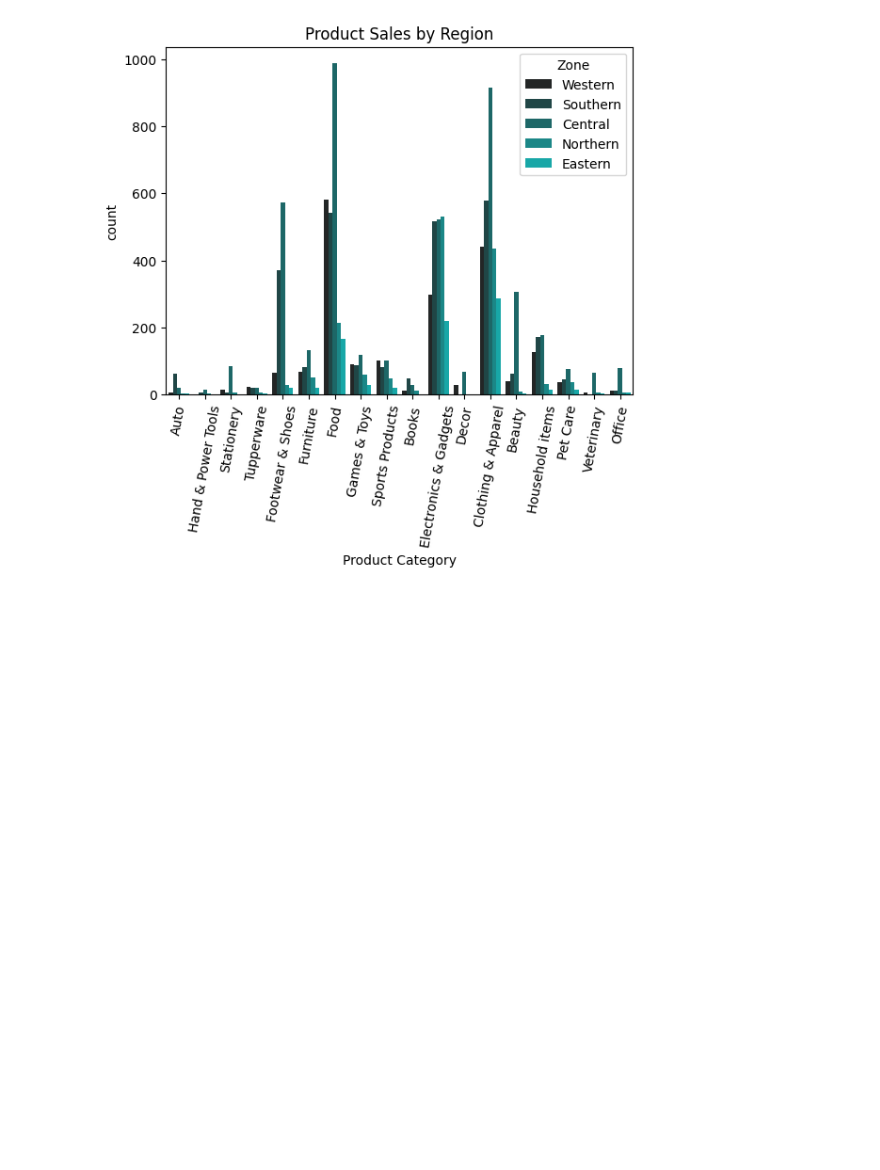
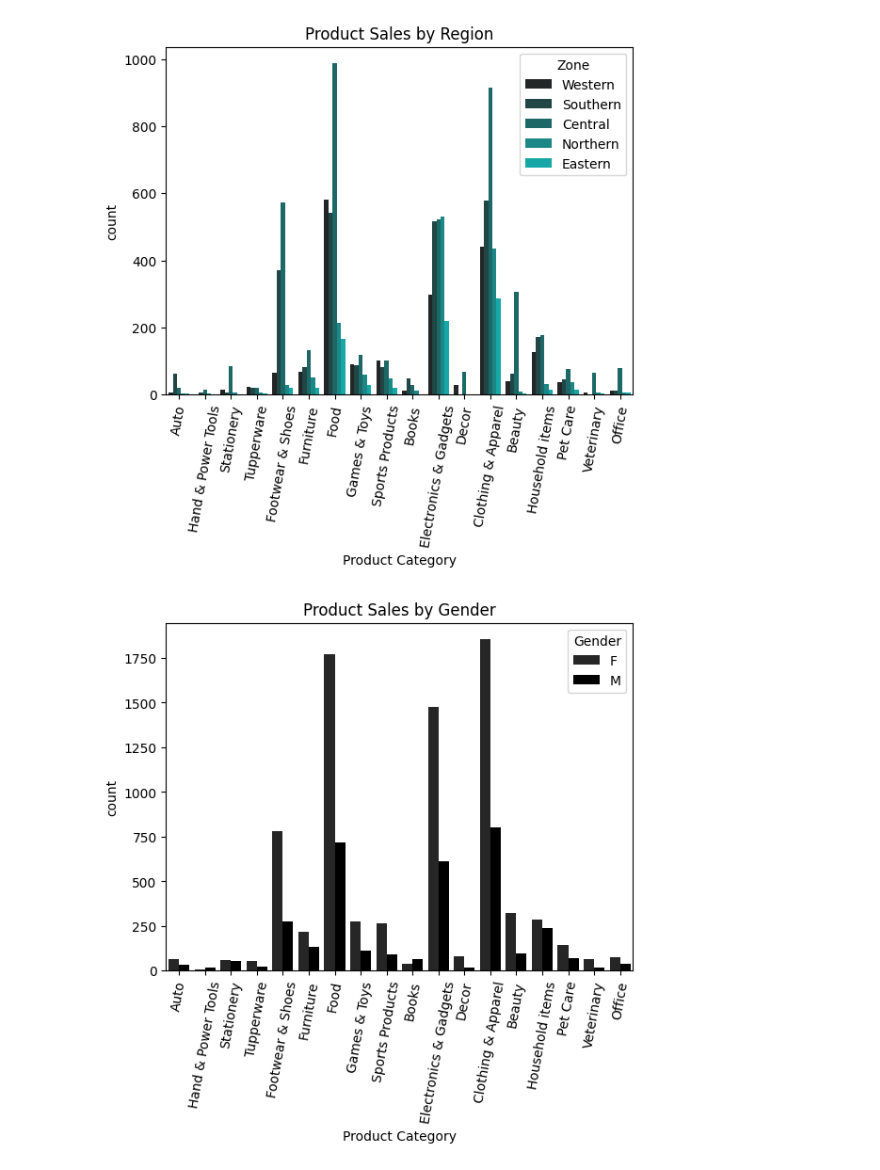
Before and after one commit to Jonny-T87/ML-Projects, a Jupyter notebook: SalesDataAnalysis.ipynb, the cells around one changed output. Cells and saved outputs as stored; diff of their text form; code cells hidden in the pictures; blank space fills up the shorter version.

```diff
--- a/SalesDataAnalysis.ipynb
+++ b/SalesDataAnalysis.ipynb
@@ -166,3 +166,12 @@ plt.xlabel('Product Category')
 plt.show()
 # %% [output]
 [figure]
+# %%
+#plotting Product5 sales by Gender
+sns.countplot(x='Product_Category', hue='Gender', data=df, palette='dark:k')
+plt.xticks(rotation=80)
+plt.title('Product Sales by Gender')
+plt.xlabel('Product Category')
+plt.show()
+# %% [output]
+[figure, added]
```
Also changed, not shown: parts of 3 cells of this notebook.
